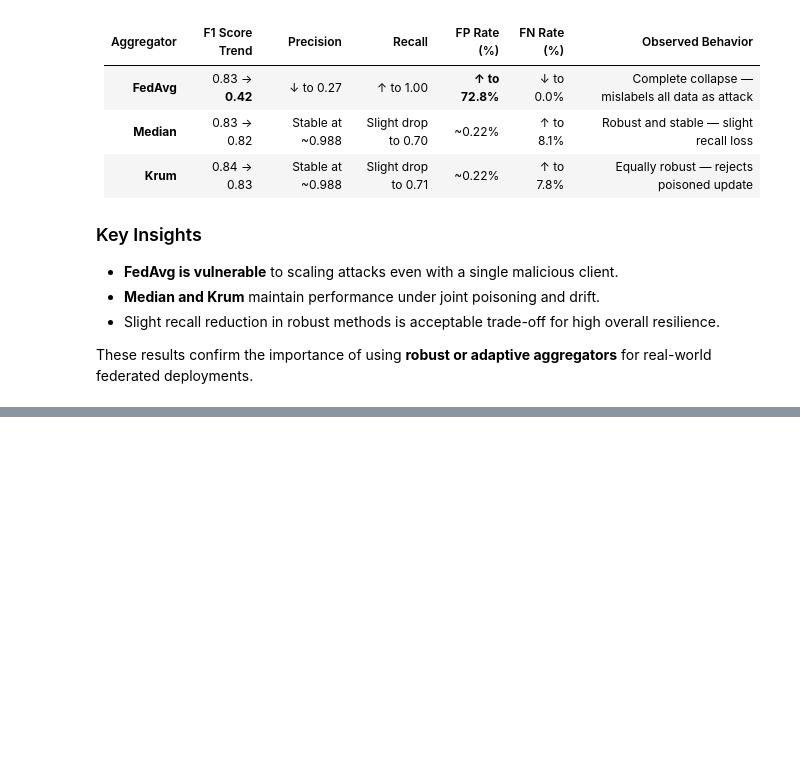
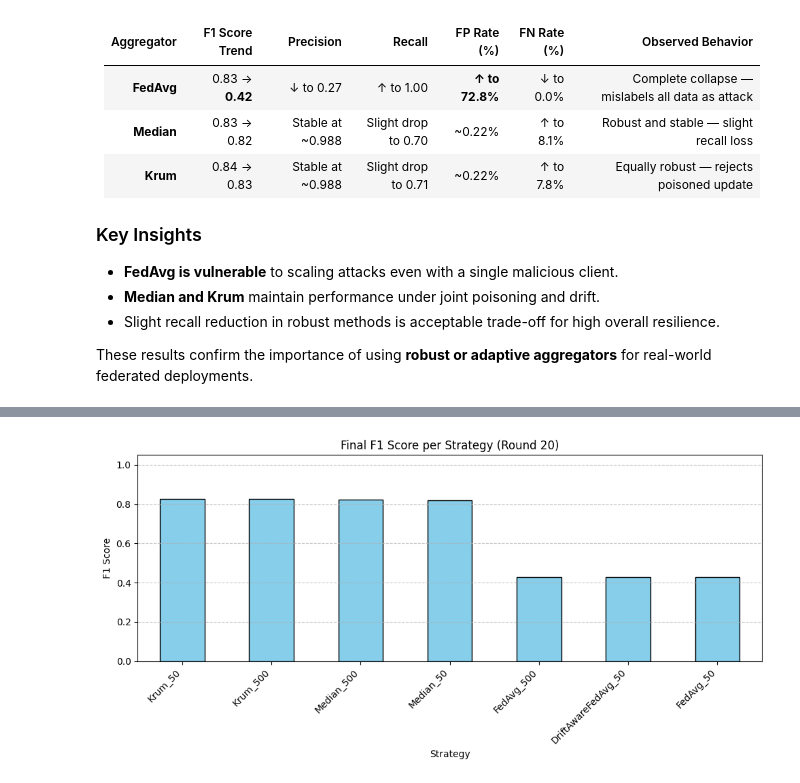
Before and after one commit to aztecx/FL-IDS-Surveillance, a Jupyter notebook: notebooks/06_Combined_defense_strategies.ipynb, the cells around one changed output, grey strips where cells are left out. Saved outputs shown, nothing was run; the diff lists cells and outputs as text; code cells hidden in the pictures; blank space fills up the shorter version.

```diff
--- a/notebooks/06_Combined_defense_strategies.ipynb
+++ b/notebooks/06_Combined_defense_strategies.ipynb
@@ -621,0 +897,19 @@ def run_combined_weighted_fedavg(
+# %%
+import matplotlib.pyplot as plt
+
+# === Get final round (Round 20) F1 scores for each strategy ===
+final_rounds = combined_summary[combined_summary["Round"] == 20]
+final_f1 = final_rounds.groupby("Strategy")["F1"].mean().sort_values(ascending=False)
+
+plt.figure(figsize=(10, 5))
+final_f1.plot(kind="bar", color="skyblue", edgecolor="black")
+
+plt.title("Final F1 Score per Strategy (Round 20)")
+plt.ylabel("F1 Score")
+plt.ylim(0, 1.05)
+plt.xticks(rotation=45, ha='right')
+plt.grid(axis='y', linestyle='--', alpha=0.7)
+plt.tight_layout()
+plt.show()
+# %% [output]
+[figure, added]
```
Also changed, not shown: parts of 9 cells of this notebook, 1 other file.
